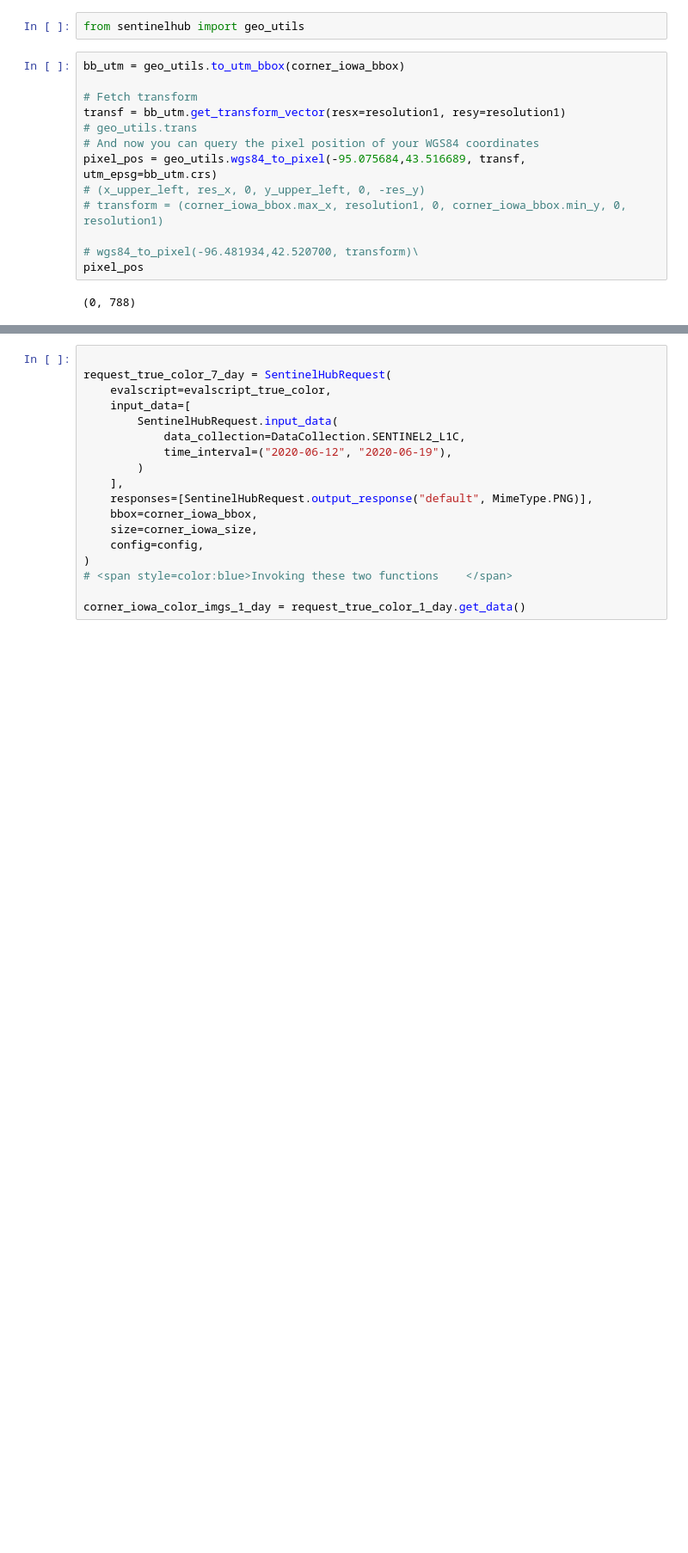
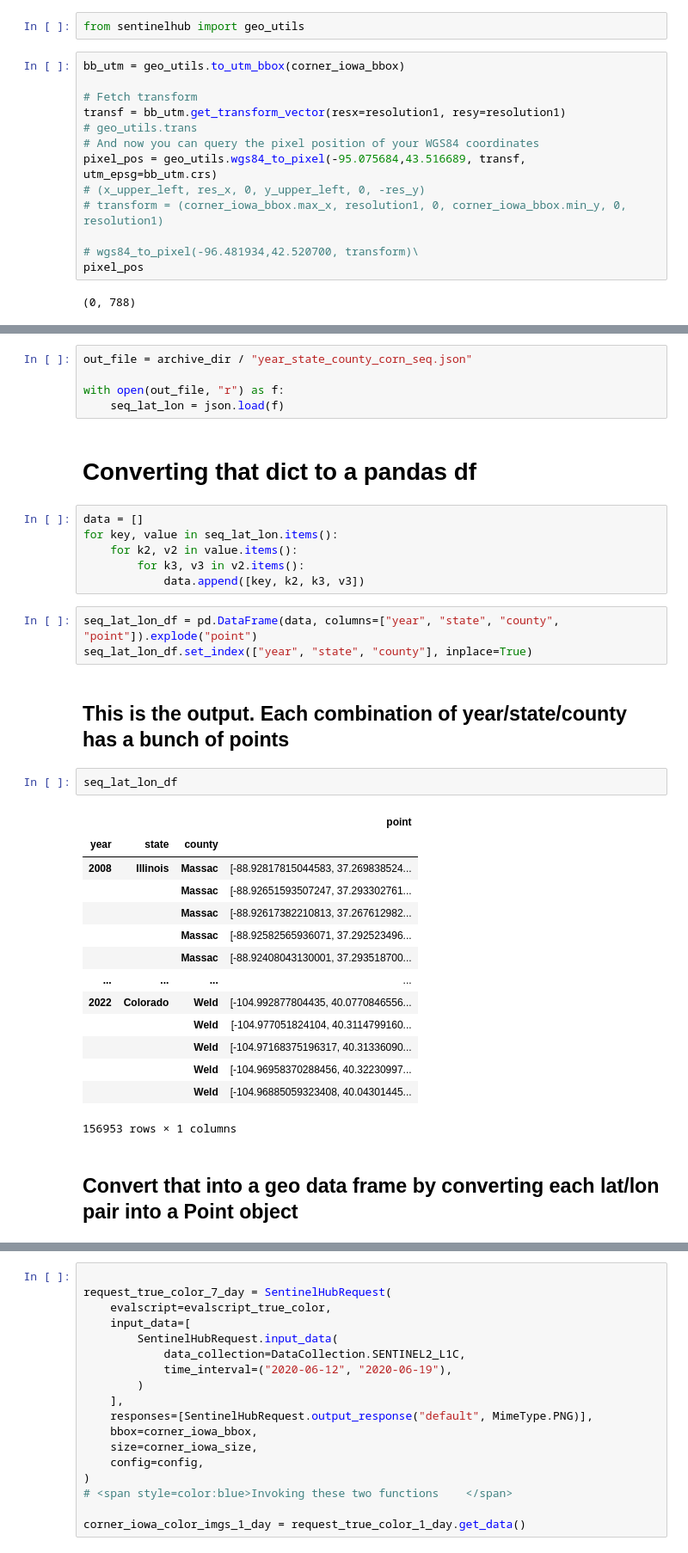
Before and after one commit to claudiosv/Computing-for-Food-Security, a Jupyter notebook: Project 3/ndvi_pipeline.ipynb, the cells around one changed output, grey strips where cells are left out. Shown at 86% size. Cells and saved outputs as stored; diff of their text form; blank space fills up the shorter version.

```diff
--- a/Project 3/ndvi_pipeline.ipynb
+++ b/Project 3/ndvi_pipeline.ipynb
@@ -798,0 +834,37 @@ sh_data[0][pixel_pos[0]][pixel_pos[1]-1][0]
+# %%
+out_file = archive_dir / "year_state_county_corn_seq.json"
+
+with open(out_file, "r") as f:
+    seq_lat_lon = json.load(f)
+# %% [markdown]
+# Converting that dict to a pandas df
+# %%
+data = []
+for key, value in seq_lat_lon.items():
+    for k2, v2 in value.items():
+        for k3, v3 in v2.items():
+            data.append([key, k2, k3, v3])
+# %%
+seq_lat_lon_df = pd.DataFrame(data, columns=["year", "state", "county", "point"]).explode("point")
+seq_lat_lon_df.set_index(["year", "state", "county"], inplace=True)
+# %% [markdown]
+## This is the output. Each combination of year/state/county has a bunch of points
+# %%
+seq_lat_lon_df
+# %% [output]
+|  |  |  | point |
+| year | state | county |  |
+| 2008 | Illinois | Massac | [-88.92817815044583, 37.269838524... |
+|  |  | Massac | [-88.92651593507247, 37.293302761... |
+|  |  | Massac | [-88.92617382210813, 37.267612982... |
+|  |  | Massac | [-88.92582565936071, 37.292523496... |
+|  |  | Massac | [-88.92408043130001, 37.293518700... |
+| ... | ... | ... | ... |
+| 2022 | Colorado | Weld | [-104.992877804435, 40.0770846556... |
+|  |  | Weld | [-104.977051824104, 40.3114799160... |
+|  |  | Weld | [-104.97168375196317, 40.31336090... |
+|  |  | Weld | [-104.96958370288456, 40.32230997... |
+|  |  | Weld | [-104.96885059323408, 40.04301445... |
+156953 rows × 1 columns
+# %% [markdown]
+## Convert that into a geo data frame by converting each lat/lon pair into a Point object
```
Also changed, not shown: parts of 16 cells of this notebook.
